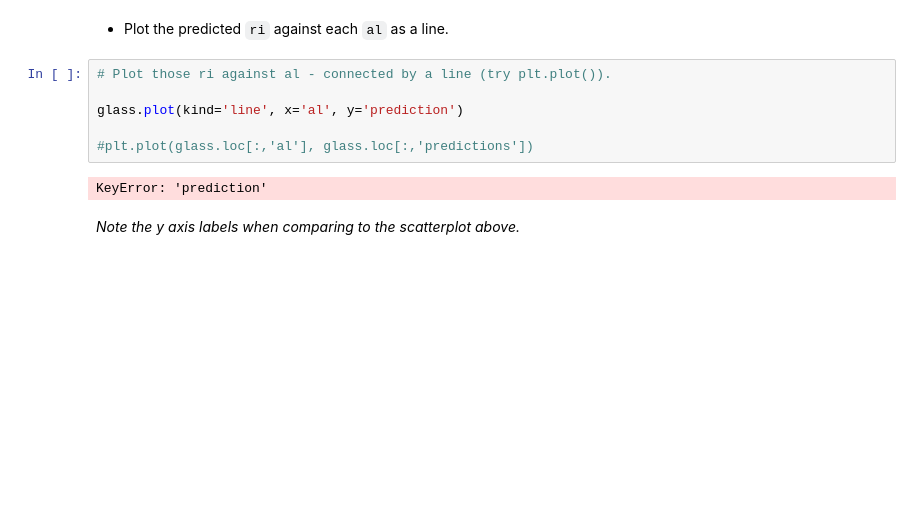
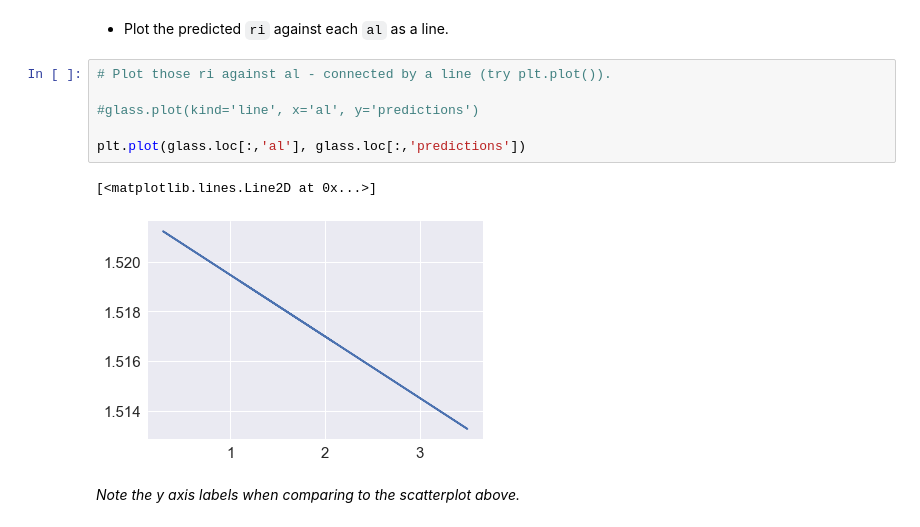
Before and after one commit to naidaire/lesson13_logstic_regression, a Jupyter notebook: logistic-regression.ipynb, the cells around one changed output. Cells and saved outputs as stored; diff of their text form; blank space fills up the shorter version.

```diff
--- a/logistic-regression.ipynb
+++ b/logistic-regression.ipynb
@@ -105,11 +105,12 @@ glass.loc[:, 'predictions'] = linreg.predict(X)
 # %%
 # Plot those ri against al - connected by a line (try plt.plot()).
 
-glass.plot(kind='line', x='al', y='prediction')
+#glass.plot(kind='line', x='al', y='predictions')
 
-#plt.plot(glass.loc[:,'al'], glass.loc[:,'predictions'])
+plt.plot(glass.loc[:,'al'], glass.loc[:,'predictions'])
 # %% [output]
-KeyError: 'prediction'
+[<matplotlib.lines.Line2D at 0x...>]
+[figure, added]
 # %% [markdown]
 _Note the y axis labels when comparing to the scatterplot above._
 # %% [markdown]
```
Also changed, not shown: parts of 3 cells of this notebook, 2 other files.
